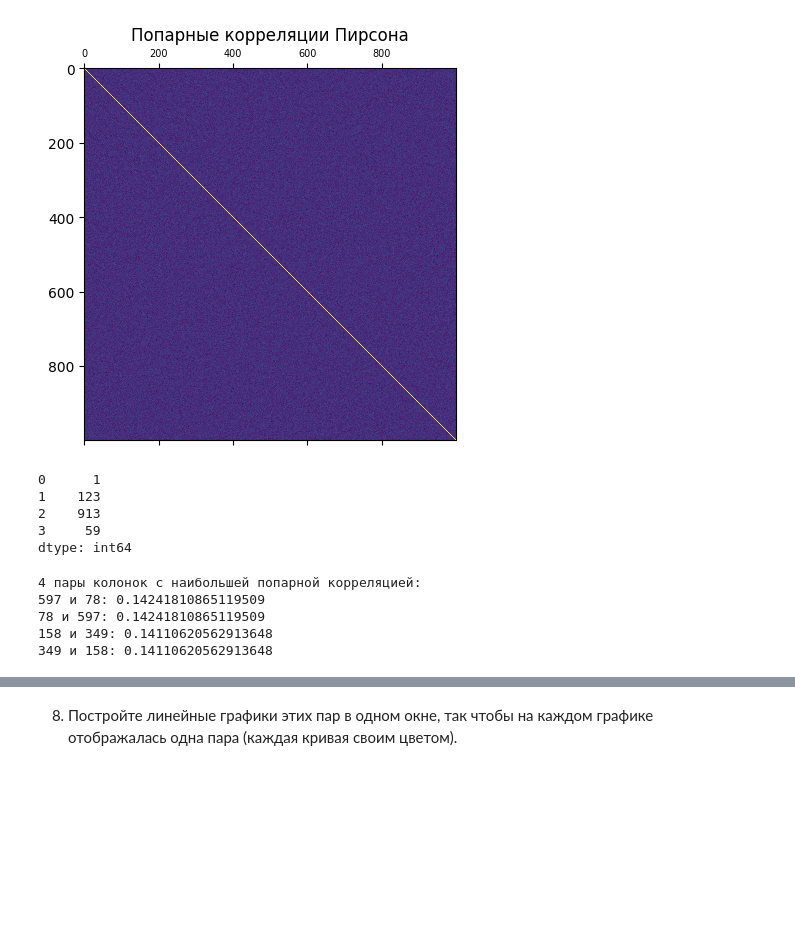
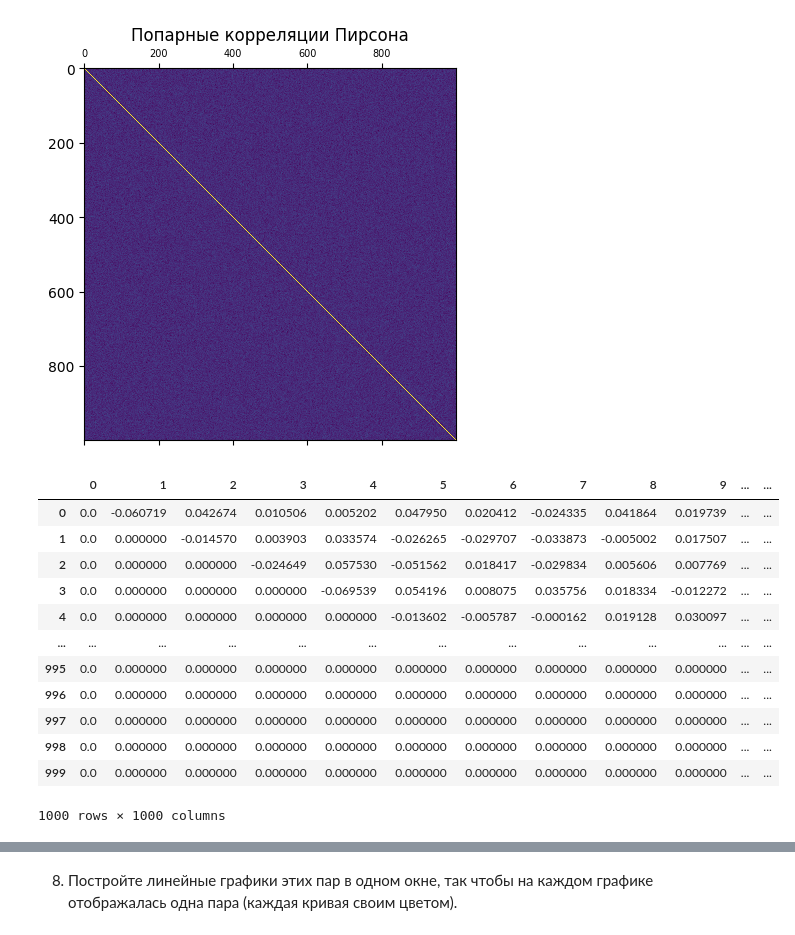
Before and after one commit to BROsandr/IUS, a Jupyter notebook: lab3/Lab3_task.ipynb, the cells around one changed output, grey strips where cells are left out. Drawn from its saved outputs; the diff is of its cells as text; code cells hidden in the pictures; blank space fills up the shorter version.

```diff
--- a/lab3/Lab3_task.ipynb
+++ b/lab3/Lab3_task.ipynb
@@ -374,35 +374,24 @@ plt.show()
 # %% [output]
 [figure]
 # %%
-corr_no_center = corr
+corr_no_lower_tri = corr
 
-np.fill_diagonal(corr_no_center.values, None)
+corr_no_lower_tri.values[np.tril_indices_from(corr_no_lower_tri.values)] = 0
+
+corr_no_lower_tri
 
 # continuous below
+# %% [output]
+|  | 0 | 1 | 2 | 3 | 4 | 5 | 6 | 7 | 8 | 9 | ... | ... |
+| 0 | 0.0 | -0.060719 | 0.042674 | 0.010506 | 0.005202 | 0.047950 | 0.020412 | -0.024335 | 0.041864 | 0.019739 | ... | ... |
+| 1 | 0.0 | 0.000000 | -0.014570 | 0.003903 | 0.033574 | -0.026265 | -0.029707 | -0.033873 | -0.005002 | 0.017507 | ... | ... |
+| 2 | 0.0 | 0.000000 | 0.000000 | -0.024649 | 0.057530 | -0.051562 | 0.018417 | -0.029834 | 0.005606 | 0.007769 | ... | ... |
+| 3 | 0.0 | 0.000000 | 0.000000 | 0.000000 | -0.069539 | 0.054196 | 0.008075 | 0.035756 | 0.018334 | -0.012272 | ... | ... |
+| 4 | 0.0 | 0.000000 | 0.000000 | 0.000000 | 0.000000 | -0.013602 | -0.005787 | -0.000162 | 0.019128 | 0.030097 | ... | ... |
+| ... | ... | ... | ... | ... | ... | ... | ... | ... | ... | ... | ... | ... |
+| 995 | 0.0 | 0.000000 | 0.000000 | 0.000000 | 0.000000 | 0.000000 | 0.000000 | 0.000000 | 0.000000 | 0.000000 | ... | ... |
+| 996 | 0.0 | 0.000000 | 0.000000 | 0.000000 | 0.000000 | 0.000000 | 0.000000 | 0.000000 | 0.000000 | 0.000000 | ... | ... |
+| 997 | 0.0 | 0.000000 | 0.000000 | 0.000000 | 0.000000 | 0.000000 | 0.000000 | 0.000000 | 0.000000 | 0.000000 | ... | ... |
+| 998 | 0.0 | 0.000000 | 0.000000 | 0.000000 | 0.000000 | 0.000000 | 0.000000 | 0.000000 | 0.000000 | 0.000000 | ... | ... |
+| 999 | 0.0 | 0.000000 | 0.000000 | 0.000000 | 0.000000 | 0.000000 | 0.000000 | 0.000000 | 0.000000 | 0.000000 | ... | ... |
+1000 rows × 1000 columns
-# %%
-maximums = corr_no_center.idxmax()[0:4]
-maximums
-# %% [output]
-0      1
-1    123
-2    913
-3     59
-dtype: int64
-# %%
-# Рассчитываем попарную корреляцию Пирсона для всех колонок
-
-# Находим 4 пары колонок с наибольшей попарной корреляцией
-top_correlations = corr_no_center.unstack().sort_values(ascending=False)
-top_pairs = top_correlations[:4]
-
-# Выводим результат
-print("4 пары колонок с наибольшей попарной корреляцией:")
-for pair, correlation in top_pairs.items():
-    col1, col2 = pair
-    print(f"{col1} и {col2}: {correlation}")
-# %% [output]
-4 пары колонок с наибольшей попарной корреляцией:
-597 и 78: 0.14241810865119509
-78 и 597: 0.14241810865119509
-158 и 349: 0.14110620562913648
-349 и 158: 0.14110620562913648
```
Also changed, not shown: parts of 26 cells of this notebook.
